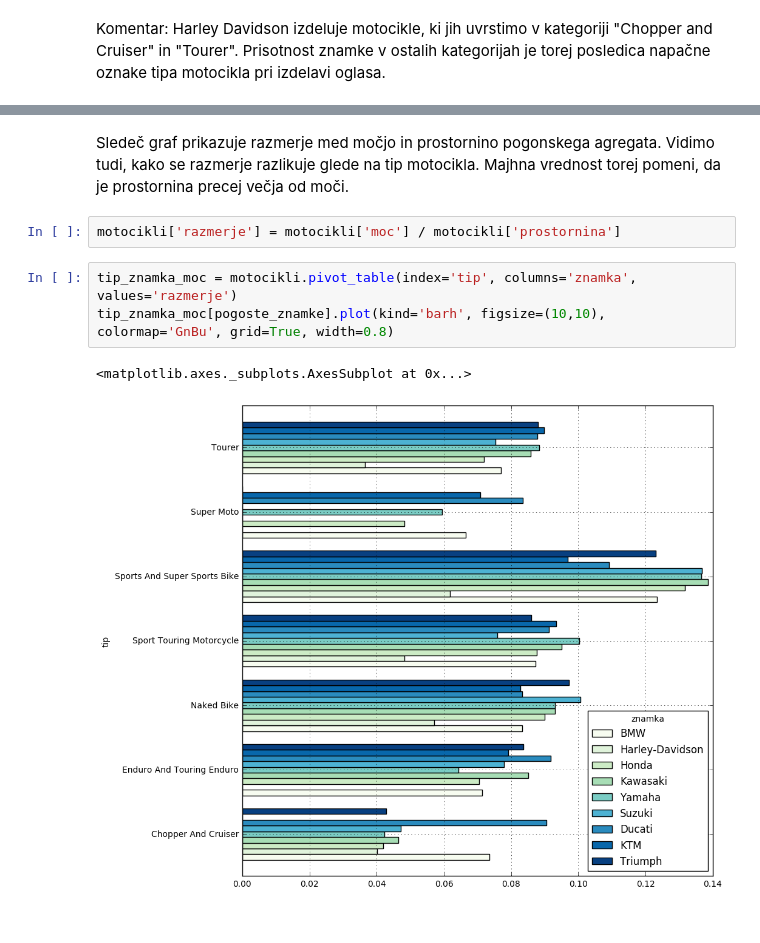
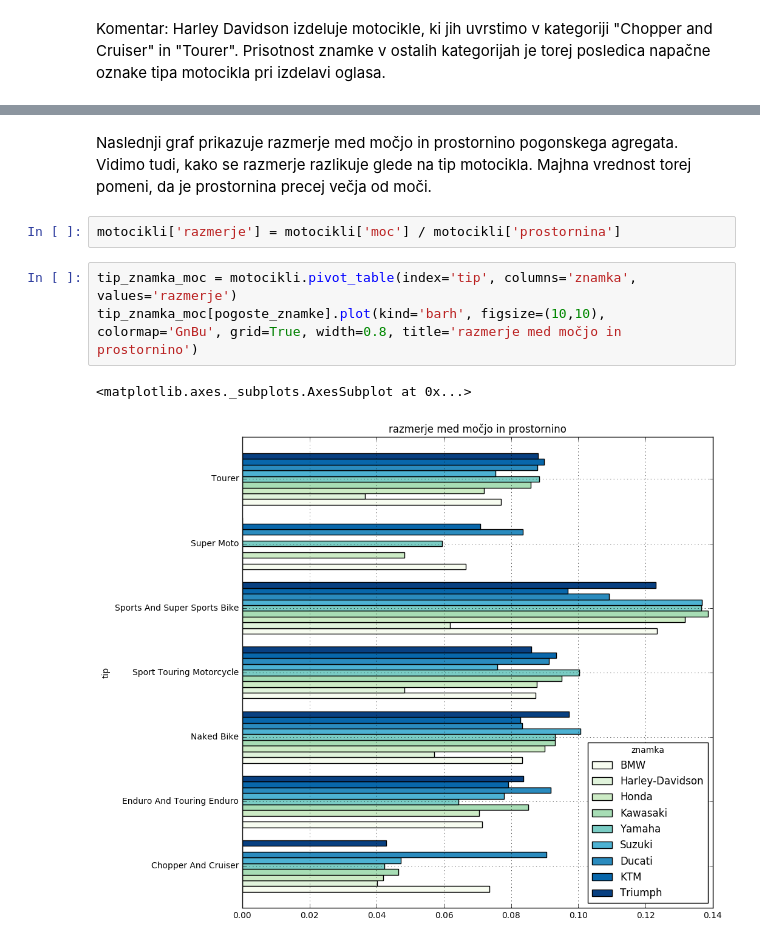
Before and after one commit to FMF-projects/rabljeni-motocikli, a Jupyter notebook: rabljeni_motocikli.ipynb, the cells around one changed output, grey strips where cells are left out. Cells and saved outputs as stored; diff of their text form.

```diff
--- a/rabljeni_motocikli.ipynb
+++ b/rabljeni_motocikli.ipynb
@@ -214,12 +255,12 @@ tip_znamka_moc[pogoste_znamke].plot(kind='barh', figsize=(13,11), colormap='GnBu
 # %% [markdown]
-Sledeč graf prikazuje razmerje med močjo in prostornino pogonskega agregata. Vidimo tudi, kako se razmerje razlikuje glede na tip motocikla. Majhna vrednost torej pomeni, da je prostornina precej večja od moči.
+Naslednji graf prikazuje razmerje med močjo in prostornino pogonskega agregata. Vidimo tudi, kako se razmerje razlikuje glede na tip motocikla. Majhna vrednost torej pomeni, da je prostornina precej večja od moči.
 # %%
 motocikli['razmerje'] = motocikli['moc'] / motocikli['prostornina']
 # %%
 tip_znamka_moc = motocikli.pivot_table(index='tip', columns='znamka', values='razmerje')
-tip_znamka_moc[pogoste_znamke].plot(kind='barh', figsize=(10,10), colormap='GnBu', grid=True, width=0.8)
+tip_znamka_moc[pogoste_znamke].plot(kind='barh', figsize=(10,10), colormap='GnBu', grid=True, width=0.8, title='razmerje med močjo in prostornino')
 # %% [output]
 <matplotlib.axes._subplots.AxesSubplot at 0x...>
-[figure, old version]
+[figure, new version]
 # %%
 tip_znamka_km = motocikli.pivot_table(index='tip', columns='znamka', values='km')
```
Also changed, not shown: parts of 26 cells of this notebook.
